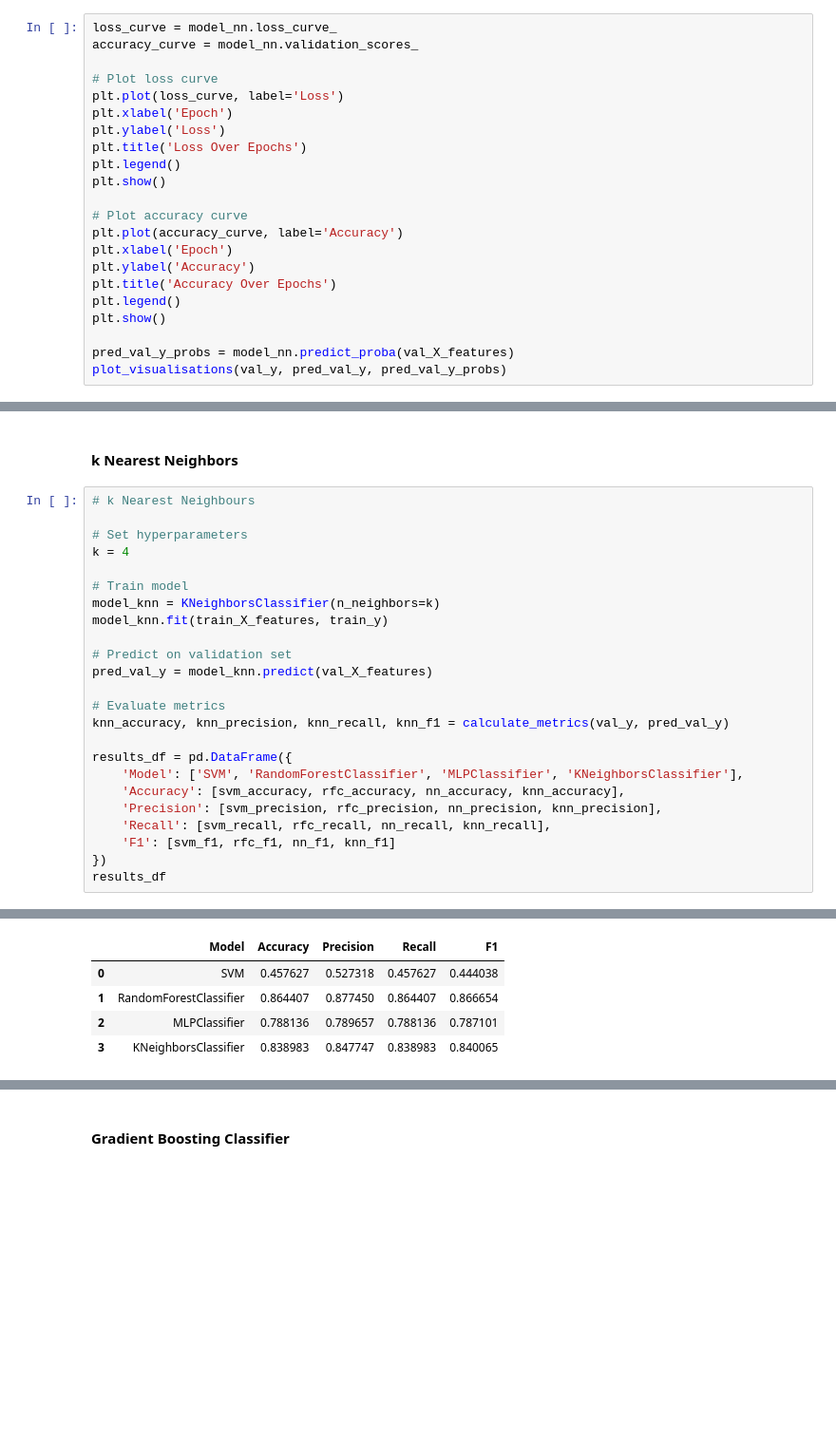
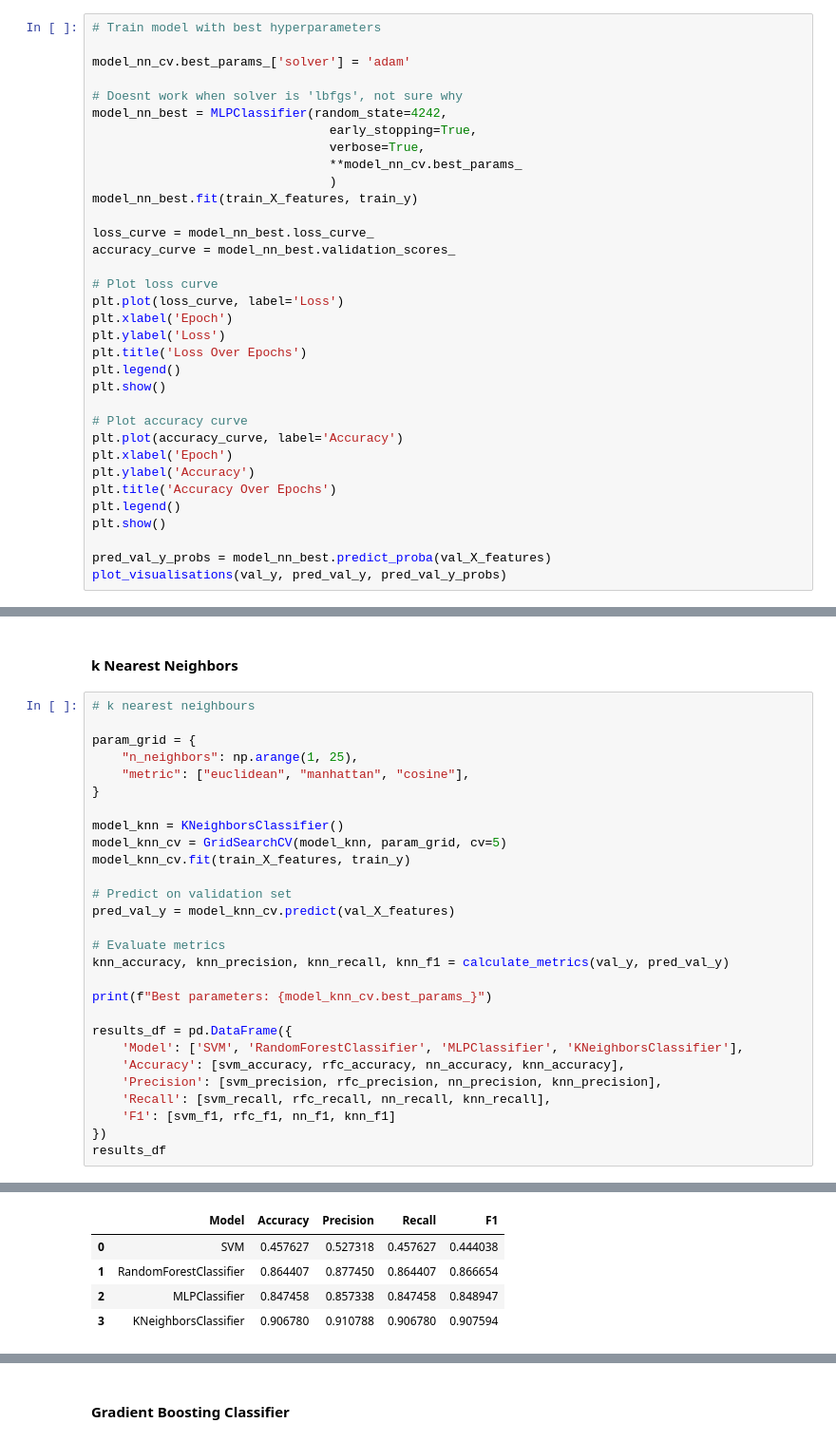
Before and after one commit to marcuslim835/IS4242-Group-3, a Jupyter notebook: Model_ws.ipynb, the cells around one changed output, grey strips where cells are left out. Shown at 95% size. Cells and saved outputs as stored; diff of their text form; blank space fills up the shorter version.

```diff
--- a/Model_ws.ipynb
+++ b/Model_ws.ipynb
@@ -318,6 +310,18 @@ Validation score did not improve more than tol=0.000100 for 10 consecutive epoch
 # %%
-loss_curve = model_nn.loss_curve_
-accuracy_curve = model_nn.validation_scores_
+# Train model with best hyperparameters
+
+model_nn_cv.best_params_['solver'] = 'adam'
+
+# Doesnt work when solver is 'lbfgs', not sure why
+model_nn_best = MLPClassifier(random_state=4242,
+                                early_stopping=True,
+                                verbose=True,
+                                **model_nn_cv.best_params_
+                                )
+model_nn_best.fit(train_X_features, train_y)
+
+loss_curve = model_nn_best.loss_curve_
+accuracy_curve = model_nn_best.validation_scores_
 
 # Plot loss curve
 plt.plot(loss_curve, label='Loss')
@@ -335,6 +339,6 @@ plt.title('Accuracy Over Epochs')
 plt.legend()
 plt.show()
 
-pred_val_y_probs = model_nn.predict_proba(val_X_features)
+pred_val_y_probs = model_nn_best.predict_proba(val_X_features)
 plot_visualisations(val_y, pred_val_y, pred_val_y_probs)
 # %% [output]
@@ -344,20 +365,24 @@ plot_visualisations(val_y, pred_val_y, pred_val_y_probs)
 # %% [markdown]
 #### k Nearest Neighbors
 # %%
-# k Nearest Neighbours
+# k nearest neighbours
 
-# Set hyperparameters
-k = 4
+param_grid = {
+    "n_neighbors": np.arange(1, 25),
+    "metric": ["euclidean", "manhattan", "cosine"],
+}
 
-# Train model
-model_knn = KNeighborsClassifier(n_neighbors=k)
-model_knn.fit(train_X_features, train_y)
+model_knn = KNeighborsClassifier()
+model_knn_cv = GridSearchCV(model_knn, param_grid, cv=5)
+model_knn_cv.fit(train_X_features, train_y)
 
 # Predict on validation set
-pred_val_y = model_knn.predict(val_X_features)
+pred_val_y = model_knn_cv.predict(val_X_features)
 
 # Evaluate metrics
 knn_accuracy, knn_precision, knn_recall, knn_f1 = calculate_metrics(val_y, pred_val_y)
+
+print(f"Best parameters: {model_knn_cv.best_params_}")
 
 results_df = pd.DataFrame({
     'Model': ['SVM', 'RandomForestClassifier', 'MLPClassifier', 'KNeighborsClassifier'],
@@ -371,6 +397,6 @@ results_df
 |  | Model | Accuracy | Precision | Recall | F1 |
 | 0 | SVM | 0.457627 | 0.527318 | 0.457627 | 0.444038 |
 | 1 | RandomForestClassifier | 0.864407 | 0.877450 | 0.864407 | 0.866654 |
-| 2 | MLPClassifier | 0.788136 | 0.789657 | 0.788136 | 0.787101 |
-| 3 | KNeighborsClassifier | 0.838983 | 0.847747 | 0.838983 | 0.840065 |
+| 2 | MLPClassifier | 0.847458 | 0.857338 | 0.847458 | 0.848947 |
+| 3 | KNeighborsClassifier | 0.906780 | 0.910788 | 0.906780 | 0.907594 |
 # %%
```
Also changed, not shown: parts of 9 cells of this notebook.
